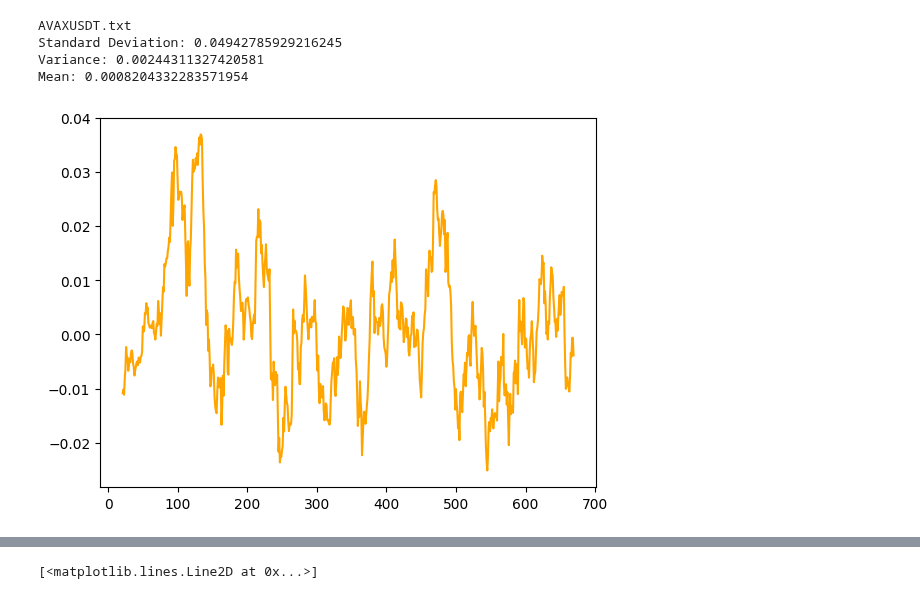
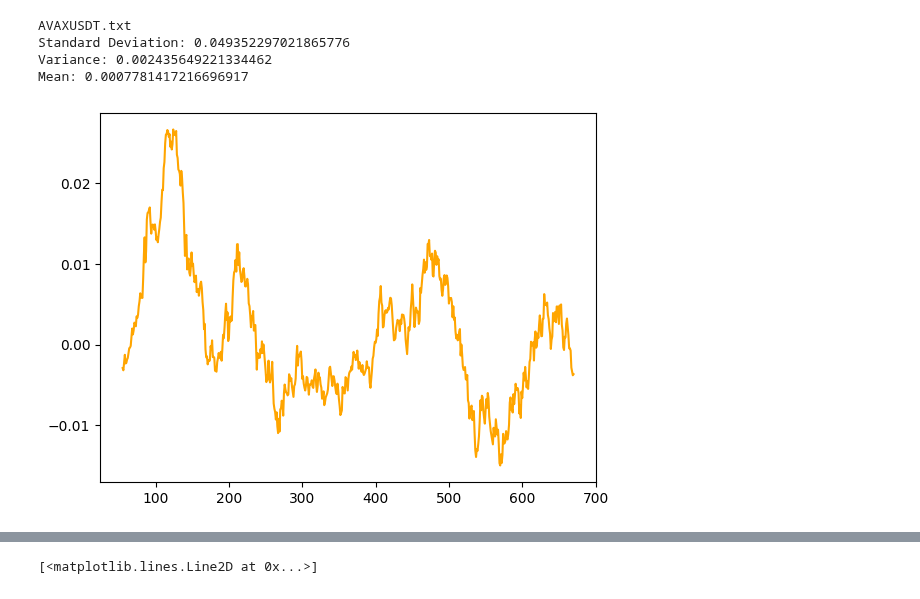
Before and after one commit to nickwilliamsdev/treetrader, a Jupyter notebook: kraken_playground.ipynb, the cells around one changed output, grey strips where cells are left out. Cells and saved outputs as stored; diff of their text form; code cells hidden in the pictures.

```diff
--- a/kraken_playground.ipynb
+++ b/kraken_playground.ipynb
@@ -66,20 +66,20 @@ print(df.head())
 # %%
 import numpy as np
 import matplotlib.pyplot as plt
 df['close'] = pd.to_numeric(df['close'], errors='coerce')
 log_returns = np.log(df['close'][:-50]).diff().dropna()
 print(test_key)
-plt.plot(log_returns.rolling(21).mean(), label='Rolling Mean (21 days)', color='orange')
+plt.plot(log_returns.rolling(55).mean(), label='Rolling Mean (21 days)', color='orange')
 print("Standard Deviation:", log_returns.std())
 print("Variance:", log_returns.var())
 #plt.plot(df['close'], label='Close Price', color='blue')
 print("Mean:", log_returns.mean())
 # %% [output]
 AVAXUSDT.txt
-Standard Deviation: 0.04942785929216245
-Variance: 0.00244311327420581
-Mean: 0.0008204332283571954
+Standard Deviation: 0.049352297021865776
+Variance: 0.002435649221334462
+Mean: 0.0007781417216696917
-[figure, old version]
+[figure, new version]
 # %%
 # Calculate log returns
 log_returns = np.log(df['close']).diff()
```
Also changed, not shown: parts of 5 cells of this notebook, 1 other file.
